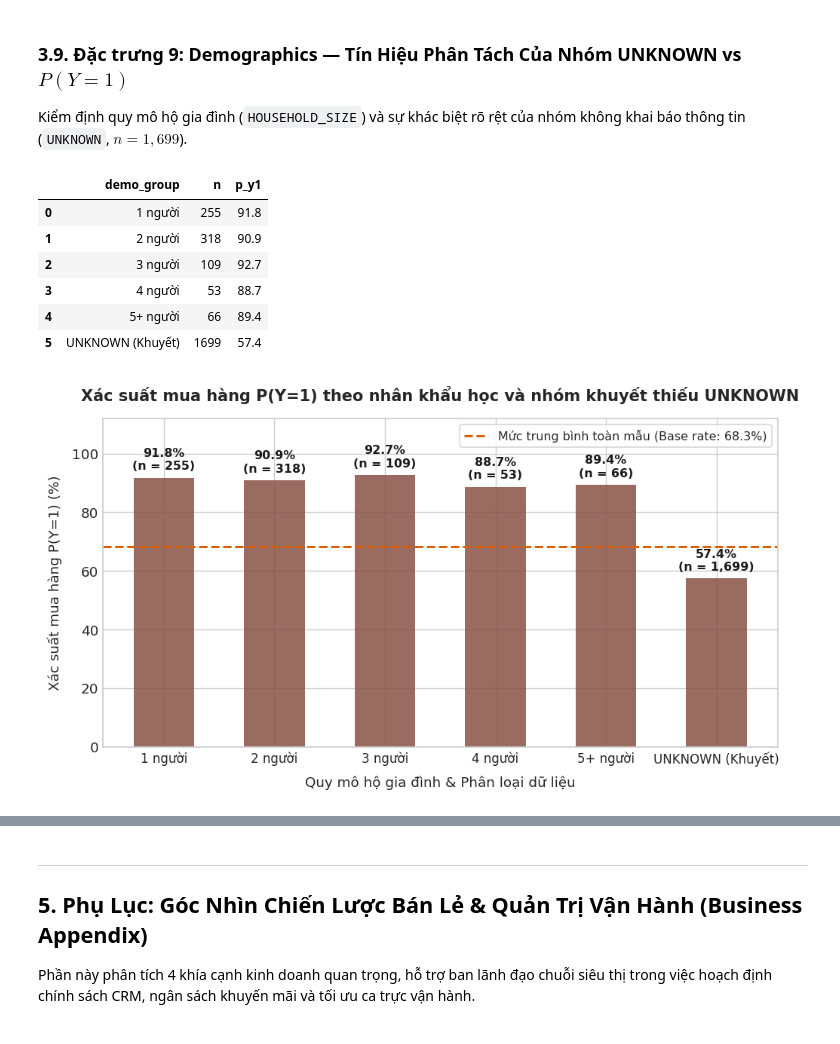
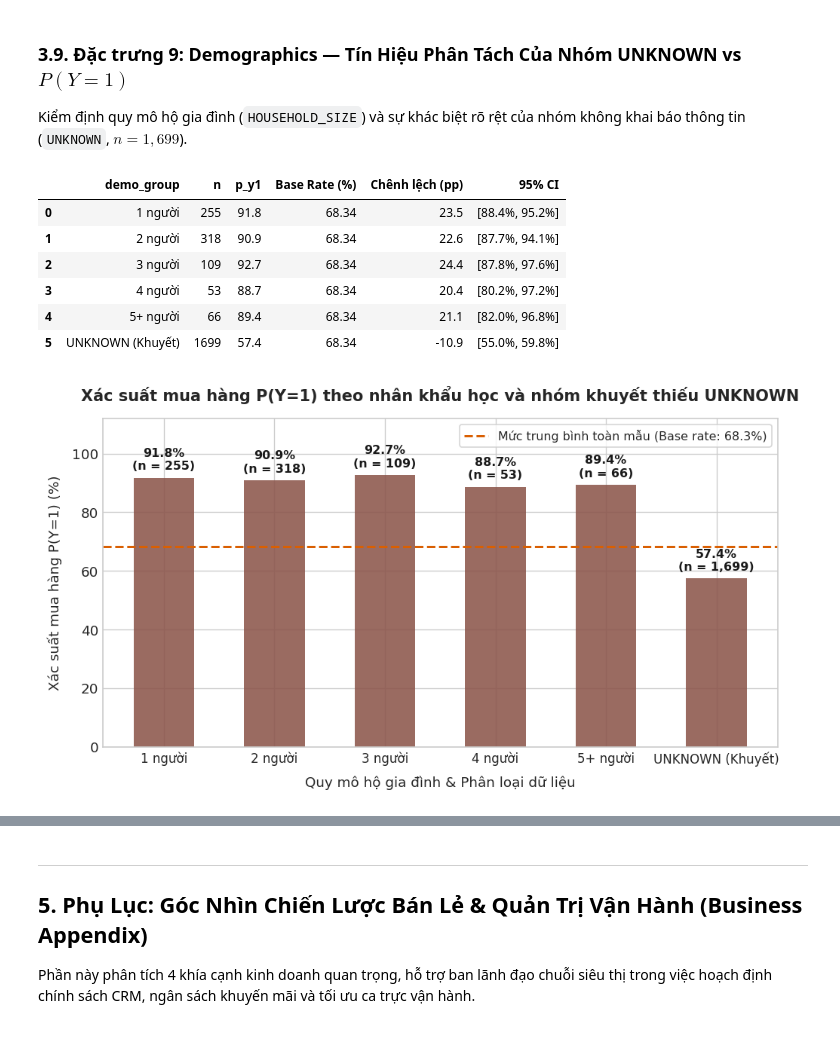
Before and after one commit to kien3007/purchasing-propensity-model, a Jupyter notebook: notebooks/01_eda_and_data_quality.ipynb, the cells around one changed output, grey strips where cells are left out. Cells and saved outputs as stored; diff of their text form; code cells hidden in the pictures.

```diff
--- a/notebooks/01_eda_and_data_quality.ipynb
+++ b/notebooks/01_eda_and_data_quality.ipynb
@@ -236,6 +534,20 @@ Tất cả các đặc trưng đều được đánh giá trực tiếp qua xác
 ### Hàm tiện ích vẽ biểu đồ chuẩn vàng (Gold Standard Bar Plot)
 # %%
 BASE_RATE = 68.34
+
+def compute_cohort_stats_with_ci(df, col_cohort, col_p, col_n, base_rate=BASE_RATE):
+    # Bổ sung khoảng tin cậy 95% CI và chênh lệch so với Base Rate
+    df_stat = df.copy()
+    p = df_stat[col_p]
+    n = df_stat[col_n].replace(0, 1)
+    se = np.sqrt(p * (100.0 - p) / n)
+    ci_low = np.clip(p - 1.96 * se, 0, 100)
+    ci_high = np.clip(p + 1.96 * se, 0, 100)
+
+    df_stat['Base Rate (%)'] = base_rate
+    df_stat['Chênh lệch (pp)'] = (p - base_rate).round(1)
+    df_stat['95% CI'] = [f"[{l:.1f}%, {h:.1f}%]" for l, h in zip(ci_low, ci_high)]
+    return df_stat
 
 def plot_gold_standard(df_agg, col_cohort, col_p, col_n, title, xlabel, fig_name,
                         bar_color='#2b5c8f', ylim=(0, 112), **kwargs):
@@ -835,41 +1338,41 @@ WITH demo_binned AS (
                WHEN d.classification_4 = '5+' THEN 5
                ELSE 6
            END AS grp_order
     FROM (SELECT DISTINCT household_key FROM baskets) h
     LEFT JOIN df_demo d ON h.household_key = d.household_key
 ),
 target AS (
     SELECT household_key,
            CASE WHEN COUNT(*) > 0 THEN 1 ELSE 0 END AS y
     FROM baskets
     WHERE DAY > {t0} AND DAY <= {t0 + 14}
     GROUP BY household_key
 )
 SELECT db.demo_group,
        COUNT(*) AS n,
        ROUND(AVG(COALESCE(t.y, 0)) * 100.0, 1) AS p_y1
 FROM demo_binned db
 LEFT JOIN target t ON db.household_key = t.household_key
 GROUP BY db.demo_group, db.grp_order
 ORDER BY db.grp_order
 """
 df_demo_res = con.execute(q_demo).df()
-display(df_demo_res)
+display(compute_cohort_stats_with_ci(df_demo_res, 'demo_group', 'p_y1', 'n'))
 
 plot_gold_standard(df_demo_res, 'demo_group', 'p_y1', 'n',
                    title="Xác suất mua hàng P(Y=1) theo nhân khẩu học và nhóm khuyết thiếu UNKNOWN",
                    xlabel="Quy mô hộ gia đình & Phân loại dữ liệu",
                    fig_name="09_p_y1_demographics.png",
                    delta_idx=(0, -1), delta_label="Chênh lệch UNKNOWN",
                    bar_color='#8c564b')
 # %% [output]
-|  | demo_group | n | p_y1 |
-| 0 | 1 người | 255 | 91.8 |
-| 1 | 2 người | 318 | 90.9 |
-| 2 | 3 người | 109 | 92.7 |
-| 3 | 4 người | 53 | 88.7 |
-| 4 | 5+ người | 66 | 89.4 |
-| 5 | UNKNOWN (Khuyết) | 1699 | 57.4 |
+|  | demo_group | n | p_y1 | Base Rate (%) | Chênh lệch (pp) | 95% CI |
+| 0 | 1 người | 255 | 91.8 | 68.34 | 23.5 | [88.4%, 95.2%] |
+| 1 | 2 người | 318 | 90.9 | 68.34 | 22.6 | [87.7%, 94.1%] |
+| 2 | 3 người | 109 | 92.7 | 68.34 | 24.4 | [87.8%, 97.6%] |
+| 3 | 4 người | 53 | 88.7 | 68.34 | 20.4 | [80.2%, 97.2%] |
+| 4 | 5+ người | 66 | 89.4 | 68.34 | 21.1 | [82.0%, 96.8%] |
+| 5 | UNKNOWN (Khuyết) | 1699 | 57.4 | 68.34 | -10.9 | [55.0%, 59.8%] |
 [figure]
 # %% [markdown]
 ---
```
Also changed, not shown: parts of 19 cells of this notebook, 7 other files.
